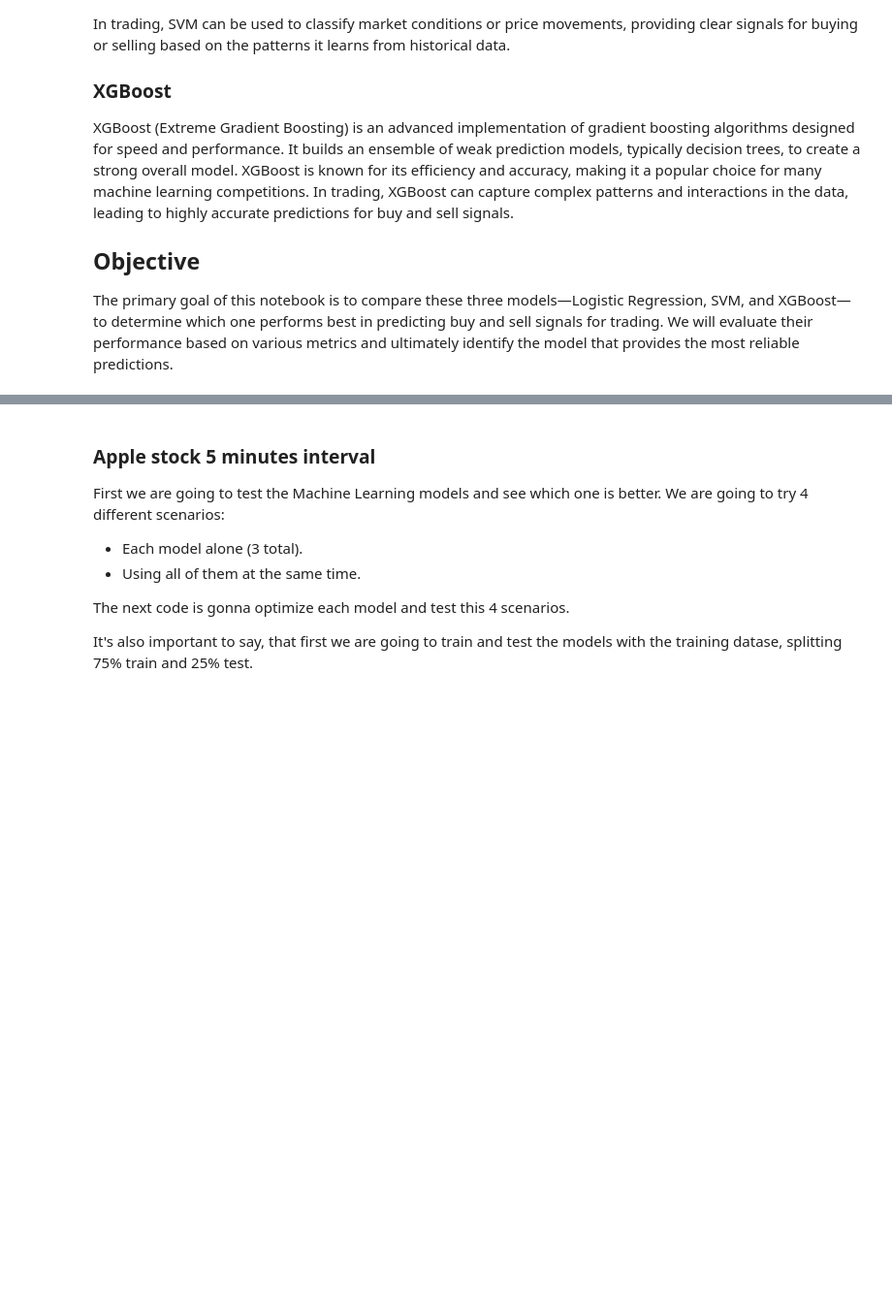
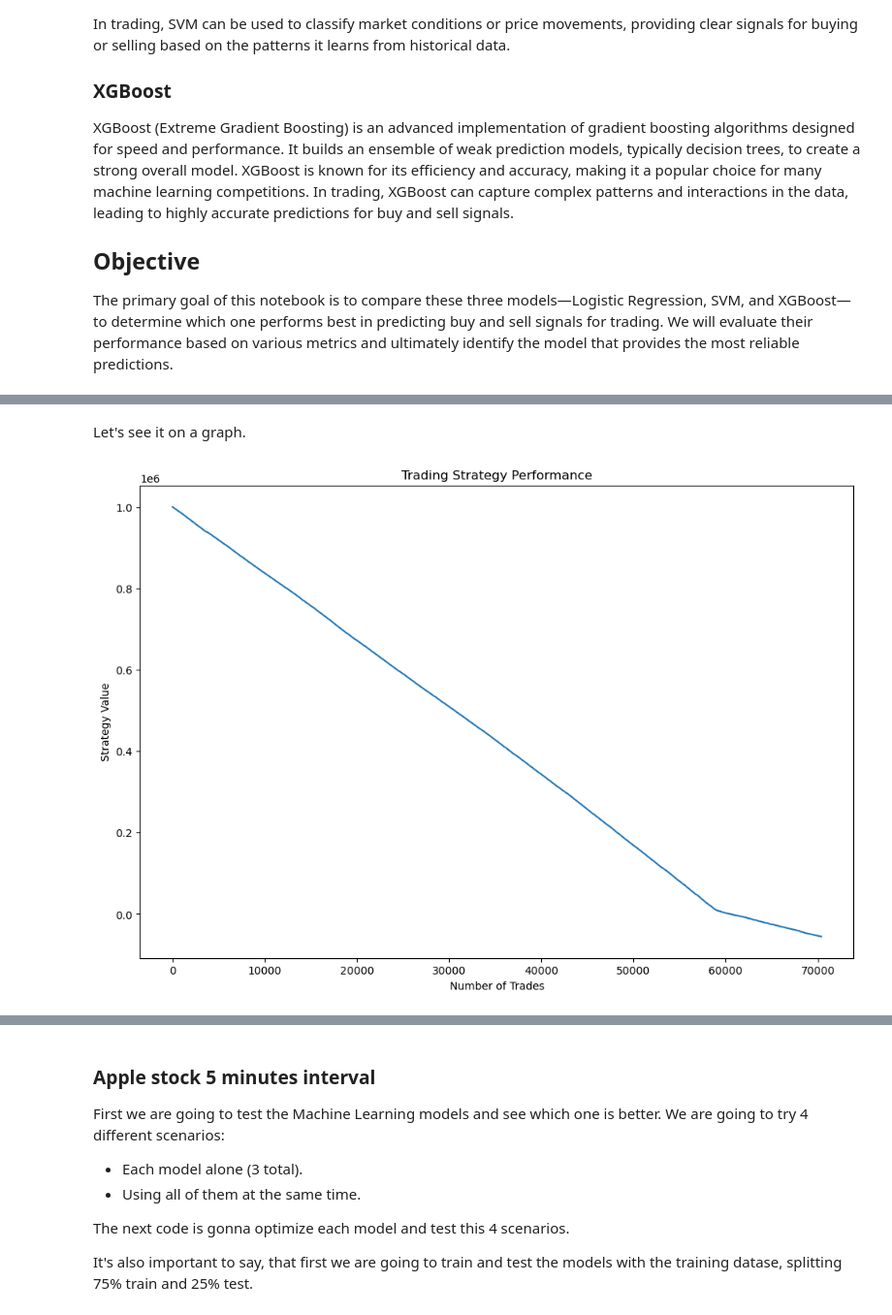
Before and after one commit to alfredobau21/proyecto_trading, a Jupyter notebook: Project 3 Machine Learning/Report ML_.ipynb, the cells around one changed output, grey strips where cells are left out. Shown: that part at 97% size. Saved outputs shown, nothing was run; the diff lists cells and outputs as text; code cells hidden in the pictures; blank space fills up the shorter version.

```diff
--- a/Project 3 Machine Learning/Report ML_.ipynb
+++ b/Project 3 Machine Learning/Report ML_.ipynb
@@ -21,0 +86,6 @@ The primary goal of this notebook is to compare these three models—Logistic Re
+# %% [markdown]
+Let's see it on a graph.
+# %%
+strategy.plot_results(best = True)
+# %% [output]
+[figure, added]
```
Also changed, not shown: parts of 10 cells of this notebook, 1 other file.
